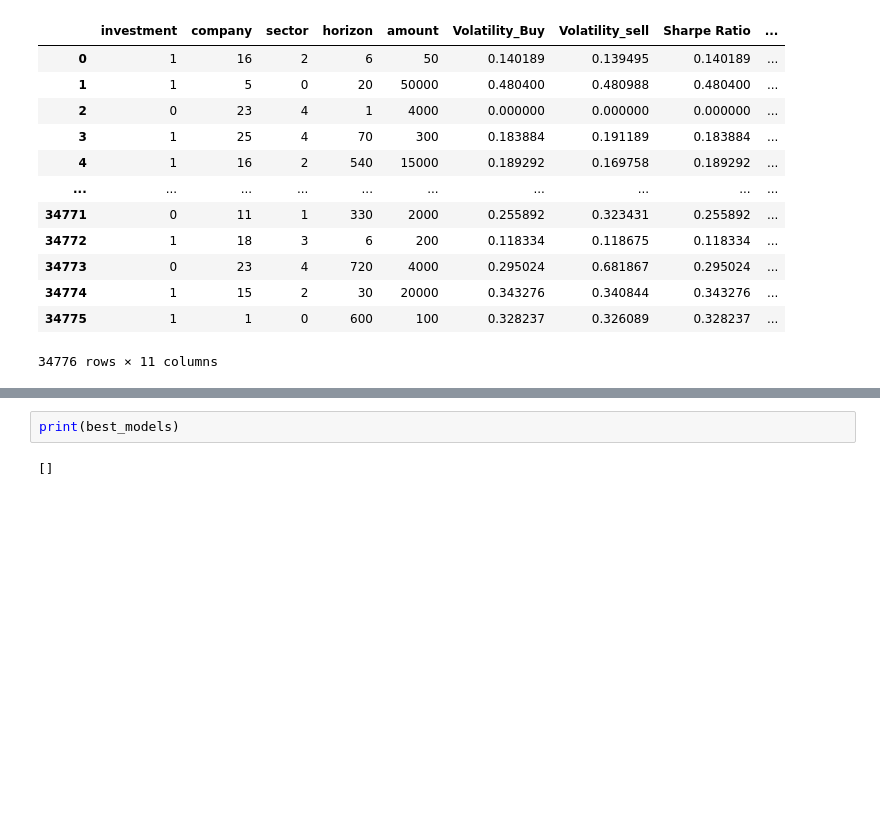
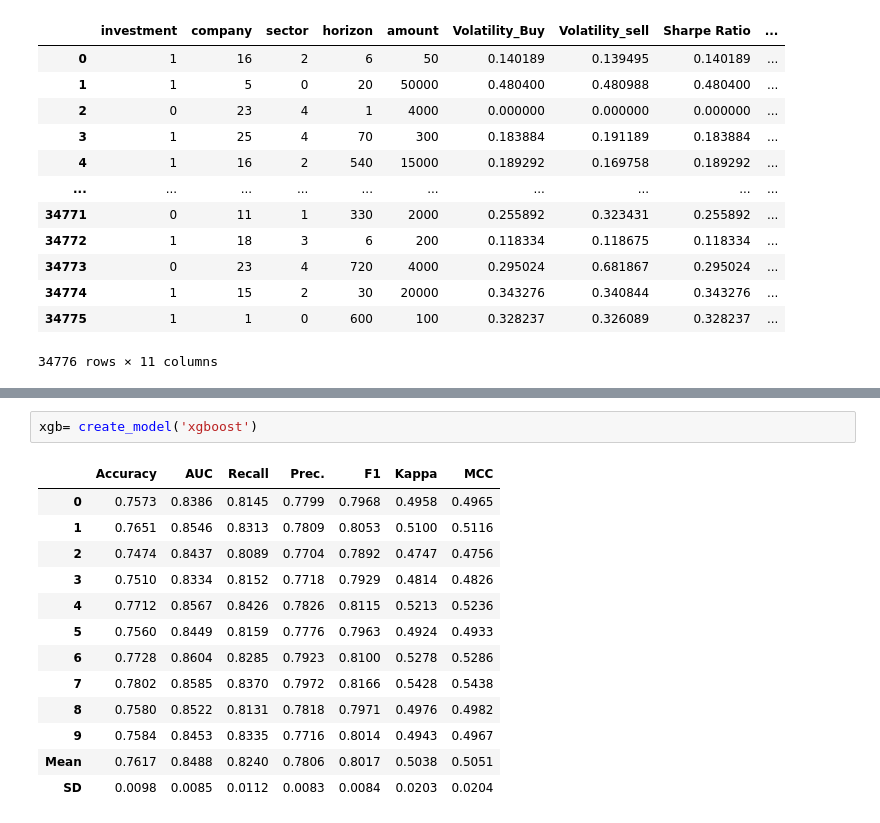
Before and after one commit to ImanolR87/AI-Learn-to-invest, a Jupyter notebook: Dataset_Transacciones.ipynb, the cells around one changed output, grey strips where cells are left out. Cells and saved outputs as stored; diff of their text form; blank space fills up the shorter version.

```diff
--- a/Dataset_Transacciones.ipynb
+++ b/Dataset_Transacciones.ipynb
@@ -1126,4 +1142,16 @@ best_models = compare_models(exclude=['catboost'] ,n_select=10)
-# %%
-print(best_models)
-# %% [output]
-[]
+# %%
+xgb= create_model('xgboost')
+# %% [output]
+|  | Accuracy | AUC | Recall | Prec. | F1 | Kappa | MCC |
+| 0 | 0.7573 | 0.8386 | 0.8145 | 0.7799 | 0.7968 | 0.4958 | 0.4965 |
+| 1 | 0.7651 | 0.8546 | 0.8313 | 0.7809 | 0.8053 | 0.5100 | 0.5116 |
+| 2 | 0.7474 | 0.8437 | 0.8089 | 0.7704 | 0.7892 | 0.4747 | 0.4756 |
+| 3 | 0.7510 | 0.8334 | 0.8152 | 0.7718 | 0.7929 | 0.4814 | 0.4826 |
+| 4 | 0.7712 | 0.8567 | 0.8426 | 0.7826 | 0.8115 | 0.5213 | 0.5236 |
+| 5 | 0.7560 | 0.8449 | 0.8159 | 0.7776 | 0.7963 | 0.4924 | 0.4933 |
+| 6 | 0.7728 | 0.8604 | 0.8285 | 0.7923 | 0.8100 | 0.5278 | 0.5286 |
+| 7 | 0.7802 | 0.8585 | 0.8370 | 0.7972 | 0.8166 | 0.5428 | 0.5438 |
+| 8 | 0.7580 | 0.8522 | 0.8131 | 0.7818 | 0.7971 | 0.4976 | 0.4982 |
+| 9 | 0.7584 | 0.8453 | 0.8335 | 0.7716 | 0.8014 | 0.4943 | 0.4967 |
+| Mean | 0.7617 | 0.8488 | 0.8240 | 0.7806 | 0.8017 | 0.5038 | 0.5051 |
+| SD | 0.0098 | 0.0085 | 0.0112 | 0.0083 | 0.0084 | 0.0203 | 0.0204 |
```
Also changed, not shown: parts of 17 cells of this notebook, 5 other files.
